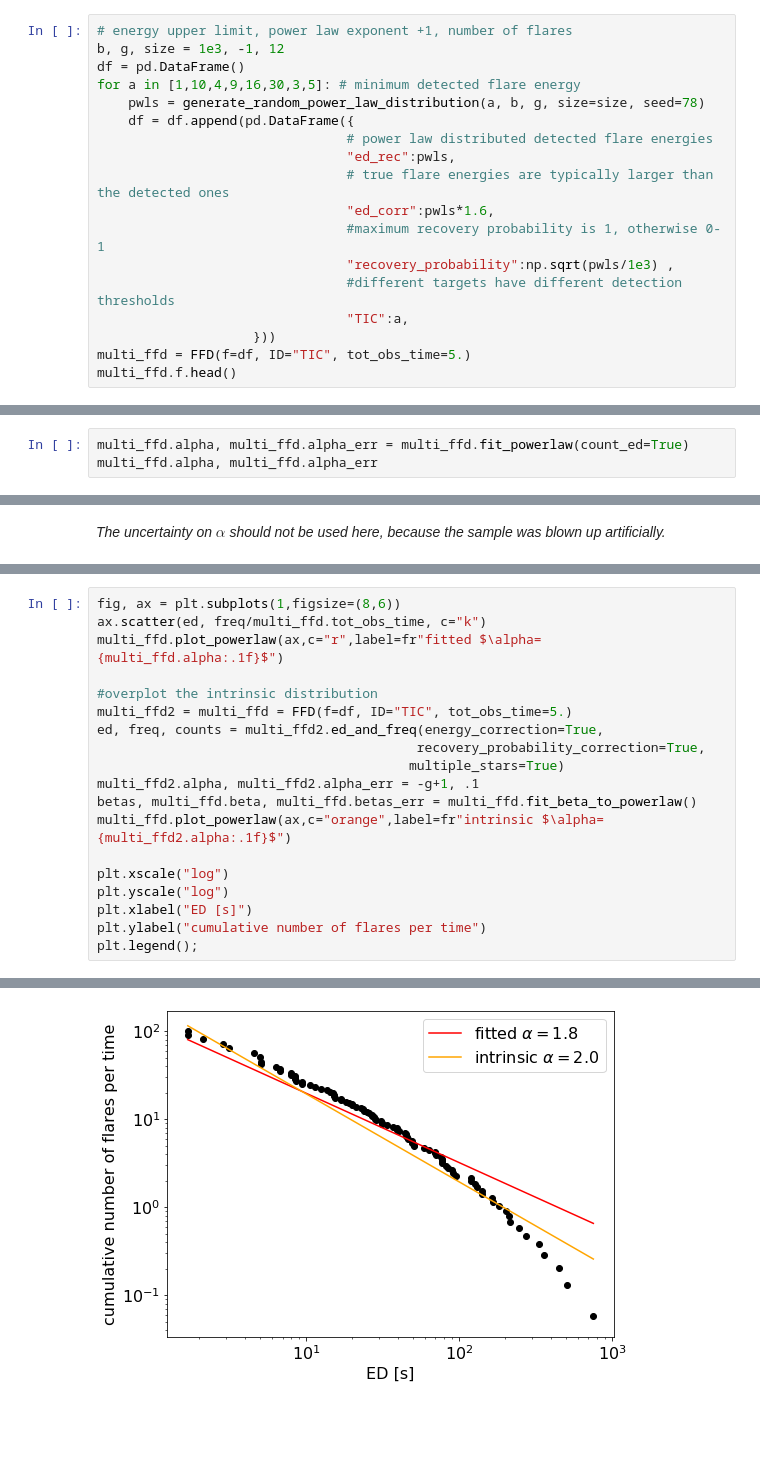
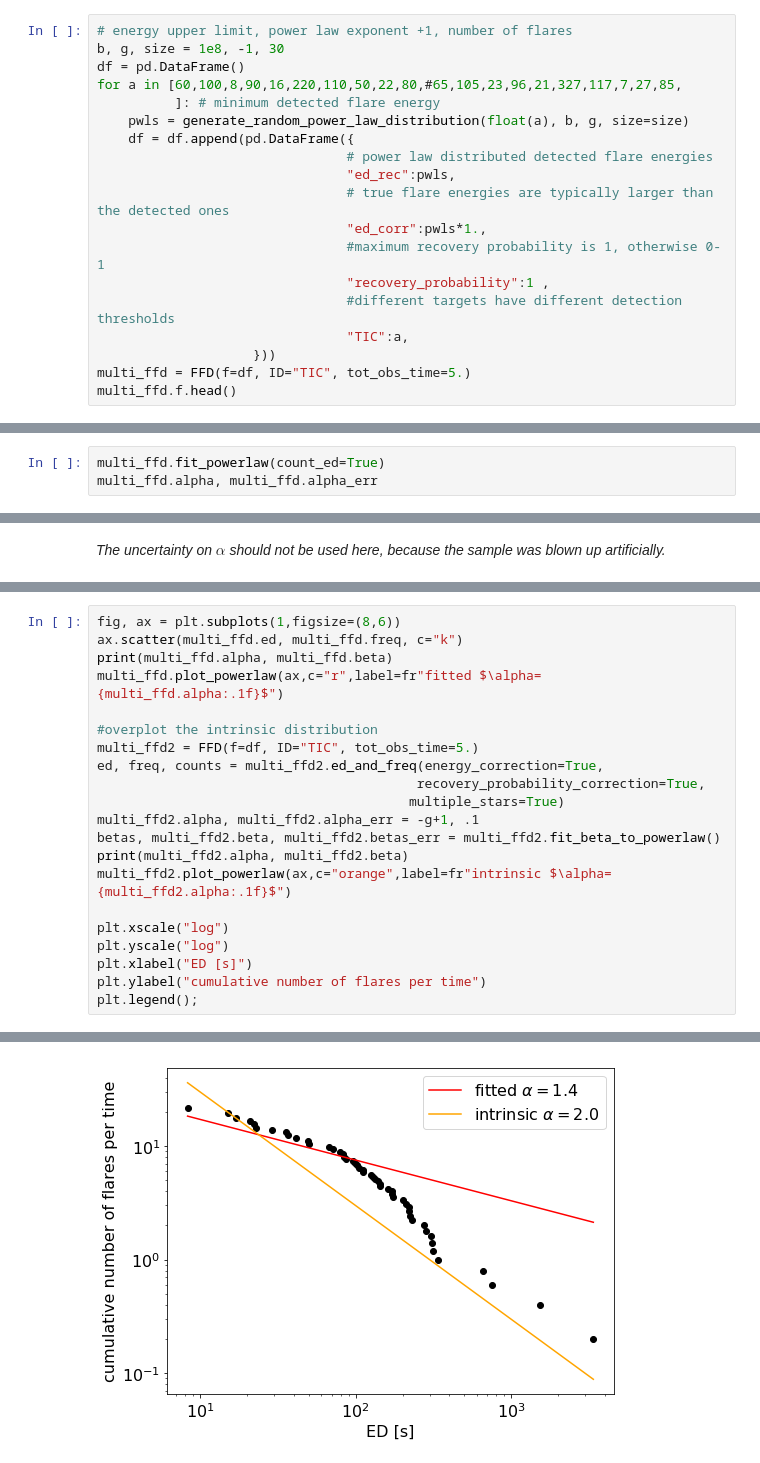
Before and after one commit to ekaterinailin/TESS_UCD_flares, a Jupyter notebook: notebook/Example_notebook_FFD.ipynb, the cells around one changed output, grey strips where cells are left out. Saved outputs shown, nothing was run; the diff lists cells and outputs as text; blank space fills up the shorter version.

Commit message:
tinkering with multistar correction

```diff
--- a/notebook/Example_notebook_FFD.ipynb
+++ b/notebook/Example_notebook_FFD.ipynb
@@ -113,17 +113,18 @@ True
 Let's now generate a sample of flares that stem from different stars with different detection thresholds. They shall also have some observational bias:
 # %%
 # energy upper limit, power law exponent +1, number of flares
-b, g, size = 1e3, -1, 12
+b, g, size = 1e8, -1, 30
 df = pd.DataFrame()
-for a in [1,10,4,9,16,30,3,5]: # minimum detected flare energy
-    pwls = generate_random_power_law_distribution(a, b, g, size=size, seed=78)
+for a in [60,100,8,90,16,220,110,50,22,80,#65,105,23,96,21,327,117,7,27,85,
+          ]: # minimum detected flare energy
+    pwls = generate_random_power_law_distribution(float(a), b, g, size=size)
     df = df.append(pd.DataFrame({
                                 # power law distributed detected flare energies
                                 "ed_rec":pwls,
                                 # true flare energies are typically larger than the detected ones
-                                "ed_corr":pwls*1.6,
+                                "ed_corr":pwls*1.,
                                 #maximum recovery probability is 1, otherwise 0-1
-                                "recovery_probability":np.sqrt(pwls/1e3) ,
+                                "recovery_probability":1 ,
                                 #different targets have different detection thresholds
                                 "TIC":a,
                     }))
@@ -182,4 +183,4 @@ Setting frequency adjusted count values with new values, size 2513.
 # %%
-multi_ffd.alpha, multi_ffd.alpha_err = multi_ffd.fit_powerlaw(count_ed=True)
+multi_ffd.fit_powerlaw(count_ed=True)
 multi_ffd.alpha, multi_ffd.alpha_err
 # %% [output]
@@ -194,16 +195,18 @@ multi_ffd.beta, multi_ffd.betas_err
 # %%
 fig, ax = plt.subplots(1,figsize=(8,6))
-ax.scatter(ed, freq/multi_ffd.tot_obs_time, c="k")
+ax.scatter(multi_ffd.ed, multi_ffd.freq, c="k")
+print(multi_ffd.alpha, multi_ffd.beta)
 multi_ffd.plot_powerlaw(ax,c="r",label=fr"fitted $\alpha={multi_ffd.alpha:.1f}$")
 
 #overplot the intrinsic distribution
-multi_ffd2 = multi_ffd = FFD(f=df, ID="TIC", tot_obs_time=5.)
+multi_ffd2 = FFD(f=df, ID="TIC", tot_obs_time=5.)
 ed, freq, counts = multi_ffd2.ed_and_freq(energy_correction=True,
                                          recovery_probability_correction=True,
                                         multiple_stars=True)
 multi_ffd2.alpha, multi_ffd2.alpha_err = -g+1, .1
-betas, multi_ffd.beta, multi_ffd.betas_err = multi_ffd.fit_beta_to_powerlaw()
-multi_ffd.plot_powerlaw(ax,c="orange",label=fr"intrinsic $\alpha={multi_ffd2.alpha:.1f}$")
+betas, multi_ffd2.beta, multi_ffd2.betas_err = multi_ffd2.fit_beta_to_powerlaw()
+print(multi_ffd2.alpha, multi_ffd2.beta)
+multi_ffd2.plot_powerlaw(ax,c="orange",label=fr"intrinsic $\alpha={multi_ffd2.alpha:.1f}$")
 
 plt.xscale("log")
 plt.yscale("log")
@@ -217 +222 @@ Setting frequency adjusted count values with new values, size 2513.
-[figure, old version]
+[figure, new version]
```
Also changed, not shown: parts of 11 cells of this notebook, 1 other file.
